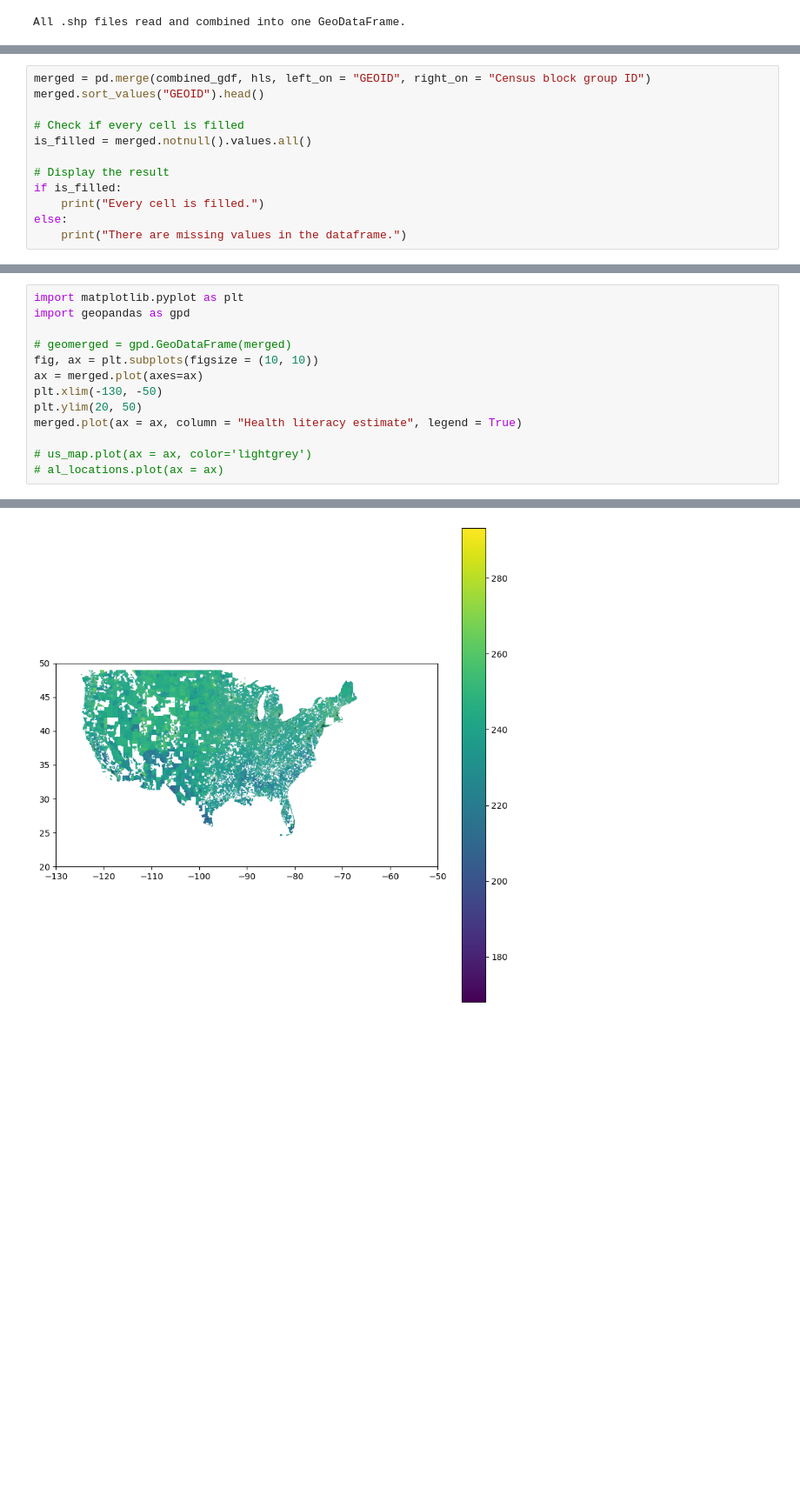
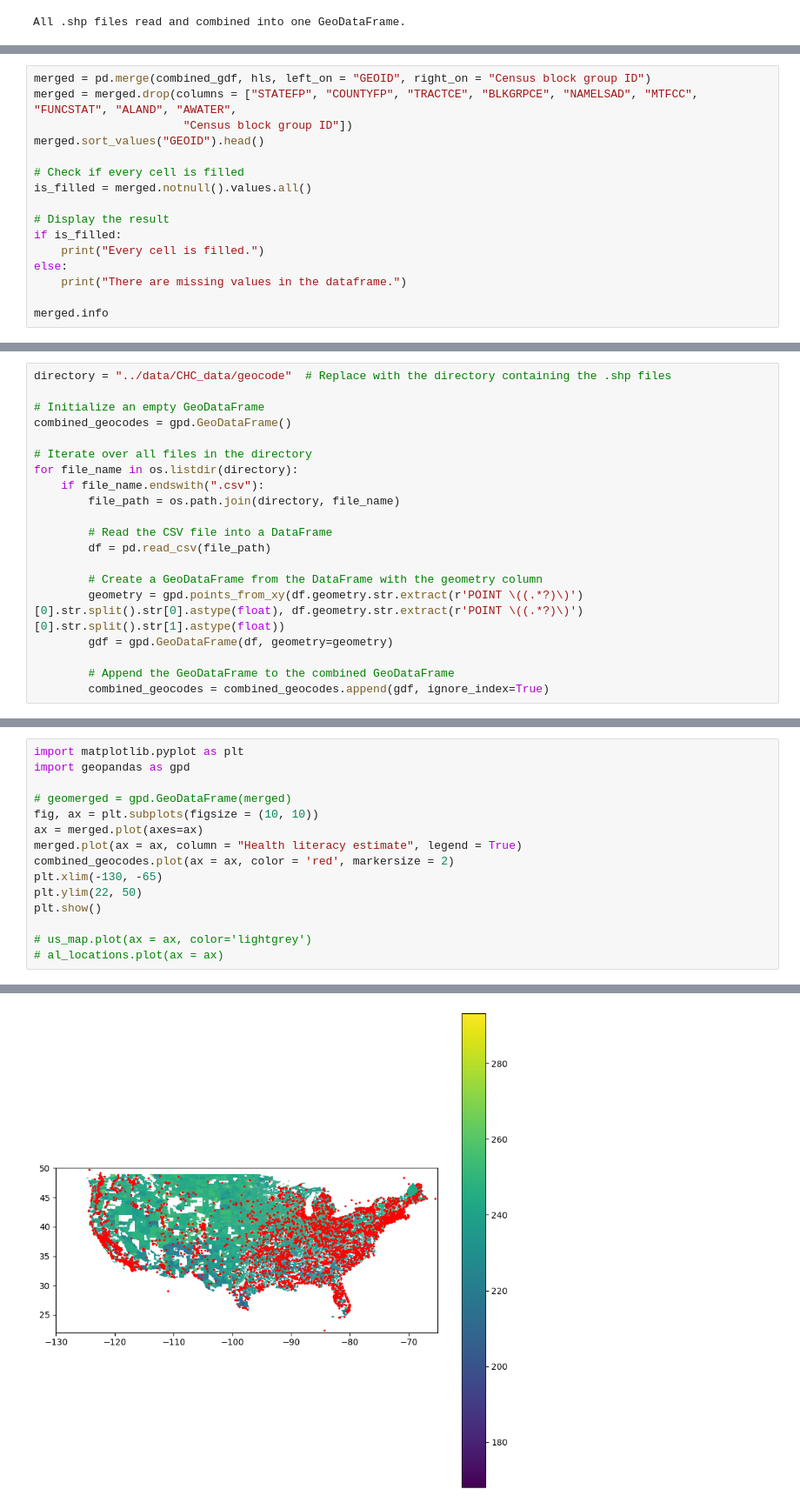
Before and after one commit to jwang3939/HLS_CHC, a Jupyter notebook: scripts/HLS_script.ipynb, the cells around one changed output, grey strips where cells are left out. Shown: that part at 87% size. Saved outputs shown, nothing was run; the diff lists cells and outputs as text; blank space fills up the shorter version.

```diff
--- a/scripts/HLS_script.ipynb
+++ b/scripts/HLS_script.ipynb
@@ -196,5 +182,7 @@ All .shp files read and combined into one GeoDataFrame.
 # %%
 merged = pd.merge(combined_gdf, hls, left_on = "GEOID", right_on = "Census block group ID")
+merged = merged.drop(columns = ["STATEFP", "COUNTYFP", "TRACTCE", "BLKGRPCE", "NAMELSAD", "MTFCC", "FUNCSTAT", "ALAND", "AWATER",
+                      "Census block group ID"])
 merged.sort_values("GEOID").head()
 
 # Check if every cell is filled
@@ -205,4 +193,6 @@ if is_filled:
     print("Every cell is filled.")
 else:
     print("There are missing values in the dataframe.")
+
+merged.info
 # %% [output]
@@ -215,0 +231,20 @@ Every cell is filled.
+# %%
+directory = "../data/CHC_data/geocode"  # Replace with the directory containing the .shp files
+
+# Initialize an empty GeoDataFrame
+combined_geocodes = gpd.GeoDataFrame()
+
+# Iterate over all files in the directory
+for file_name in os.listdir(directory):
+    if file_name.endswith(".csv"):
+        file_path = os.path.join(directory, file_name)
+
+        # Read the CSV file into a DataFrame
+        df = pd.read_csv(file_path)
+
+        # Create a GeoDataFrame from the DataFrame with the geometry column
+        geometry = gpd.points_from_xy(df.geometry.str.extract(r'POINT \((.*?)\)')[0].str.split().str[0].astype(float), df.geometry.str.extract(r'POINT \((.*?)\)')[0].str.split().str[1].astype(float))
+        gdf = gpd.GeoDataFrame(df, geometry=geometry)
+
+        # Append the GeoDataFrame to the combined GeoDataFrame
+        combined_geocodes = combined_geocodes.append(gdf, ignore_index=True)
@@ -220,9 +280,11 @@ import geopandas as gpd
 # geomerged = gpd.GeoDataFrame(merged)
 fig, ax = plt.subplots(figsize = (10, 10))
 ax = merged.plot(axes=ax)
-plt.xlim(-130, -50)
-plt.ylim(20, 50)
 merged.plot(ax = ax, column = "Health literacy estimate", legend = True)
+combined_geocodes.plot(ax = ax, color = 'red', markersize = 2)
+plt.xlim(-130, -65)
+plt.ylim(22, 50)
+plt.show()
 
 # us_map.plot(ax = ax, color='lightgrey')
 # al_locations.plot(ax = ax)
@@ -233 +296 @@ merged.plot(ax = ax, column = "Health literacy estimate", legend = True)
-[figure, old version]
+[figure, new version]
```
Also changed, not shown: parts of 12 cells of this notebook, 31 other files.
